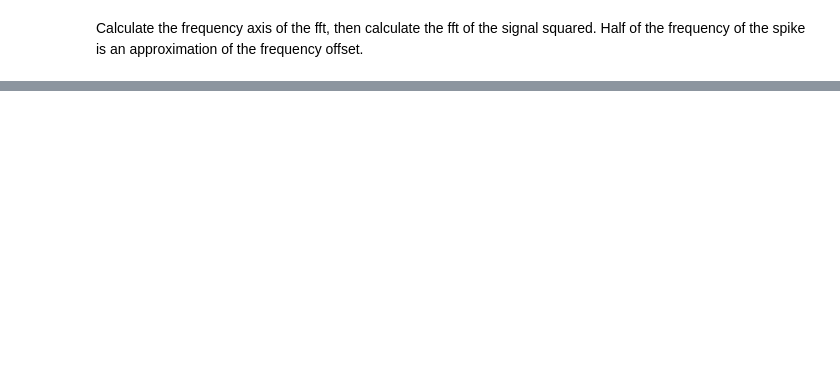
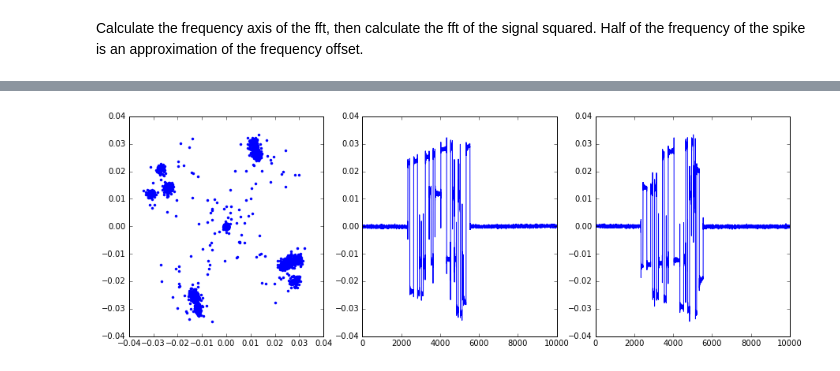
Before and after one commit to kailevy/usrp_2.5, a Jupyter notebook: Vis.ipynb, the cells around one changed output, grey strips where cells are left out. Cells and saved outputs as stored; diff of their text form; code cells hidden in the pictures; blank space fills up the shorter version.

```diff
--- a/Vis.ipynb
+++ b/Vis.ipynb
@@ -79,0 +70,4 @@ plt.xlim([0,1500])
+# %%
+fullPlot(approxPhaseCorrect(signal_trim))
+# %% [output]
+[figure, added]
```
Also changed, not shown: parts of 15 cells of this notebook.
